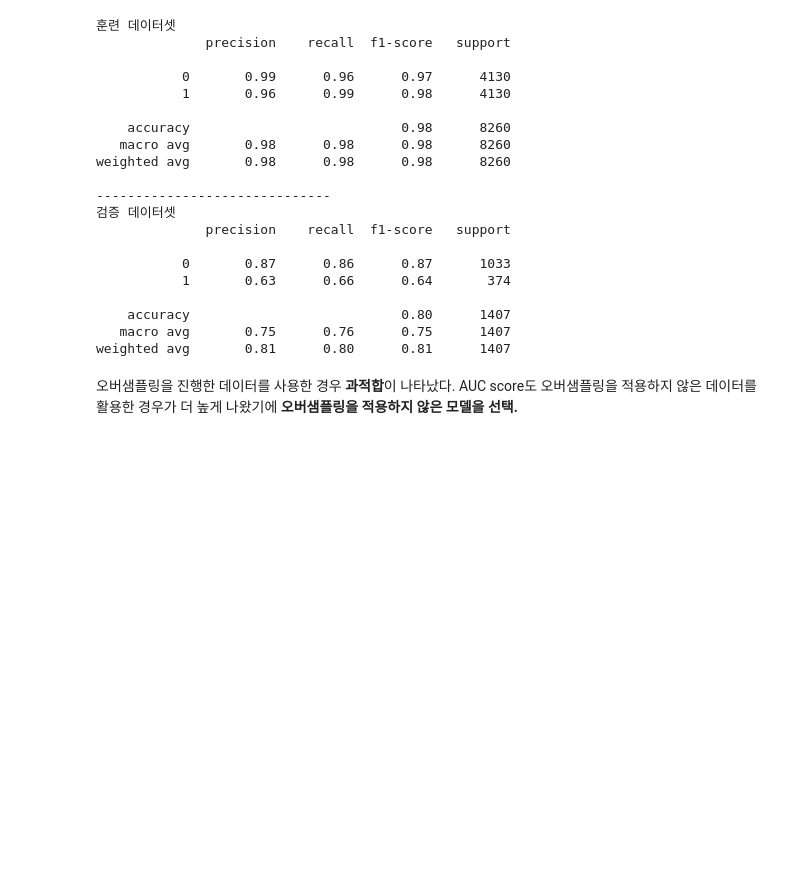
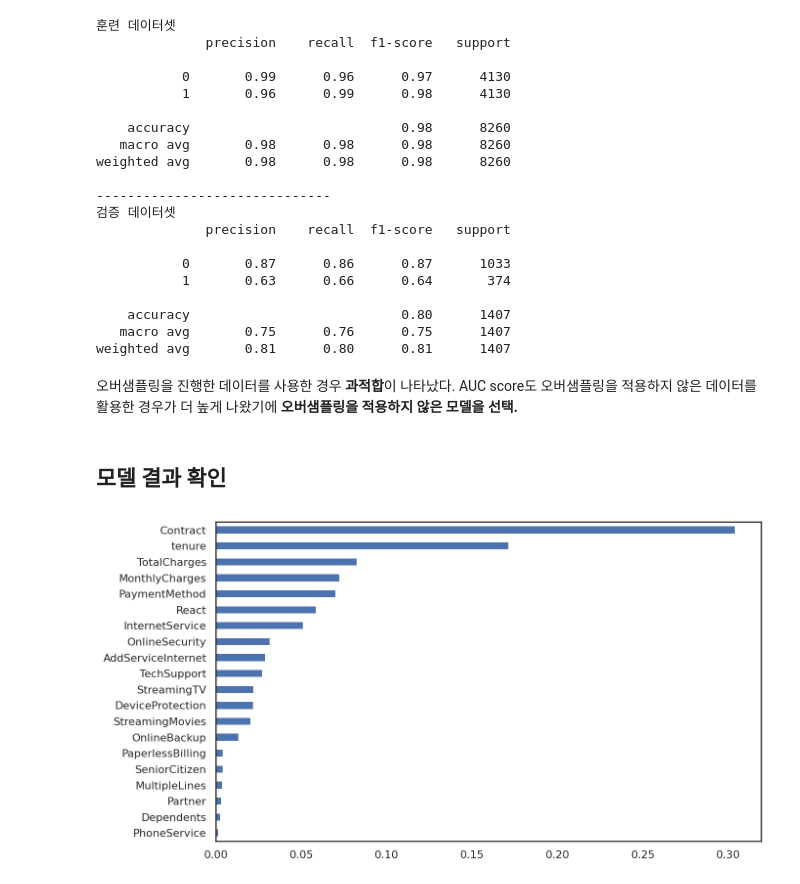
Before and after one commit to maengg/Customer_churn, a Jupyter notebook: Customer_churn.ipynb, the cells around one changed output. Drawn from its saved outputs; the diff is of its cells as text; code cells hidden in the pictures; blank space fills up the shorter version.

```diff
--- a/Customer_churn.ipynb
+++ b/Customer_churn.ipynb
@@ -1049,3 +1097,11 @@ weighted avg       0.98      0.98      0.98      8260
 weighted avg       0.81      0.80      0.81      1407
 # %% [markdown]
 오버샘플링을 진행한 데이터를 사용한 경우 **과적합**이 나타났다. AUC score도 오버샘플링을 적용하지 않은 데이터를 활용한 경우가 더 높게 나왔기에 **오버샘플링을 적용하지 않은 모델을 선택.**
+# %% [markdown]
+## **모델 결과 확인**
+# %%
+# 특성 중요도 확인.
+plt.figure(figsize=(10,6))
+pd.Series(clf.feature_importances_, X_train.columns).sort_values().plot.barh();
+# %% [output]
+[figure, added]
```
Also changed, not shown: parts of 60 cells of this notebook.
